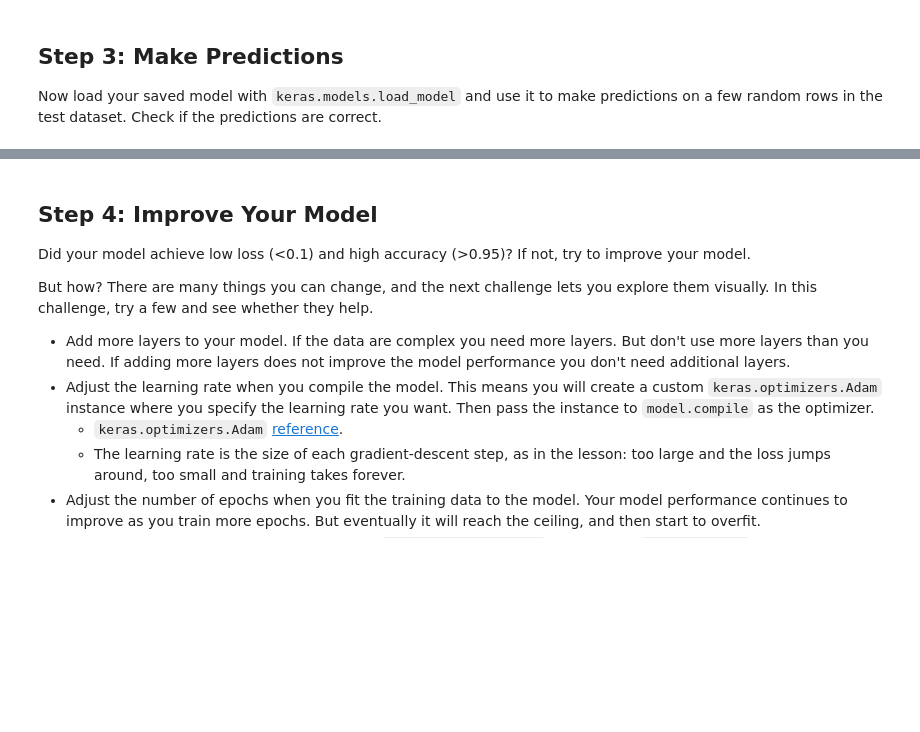
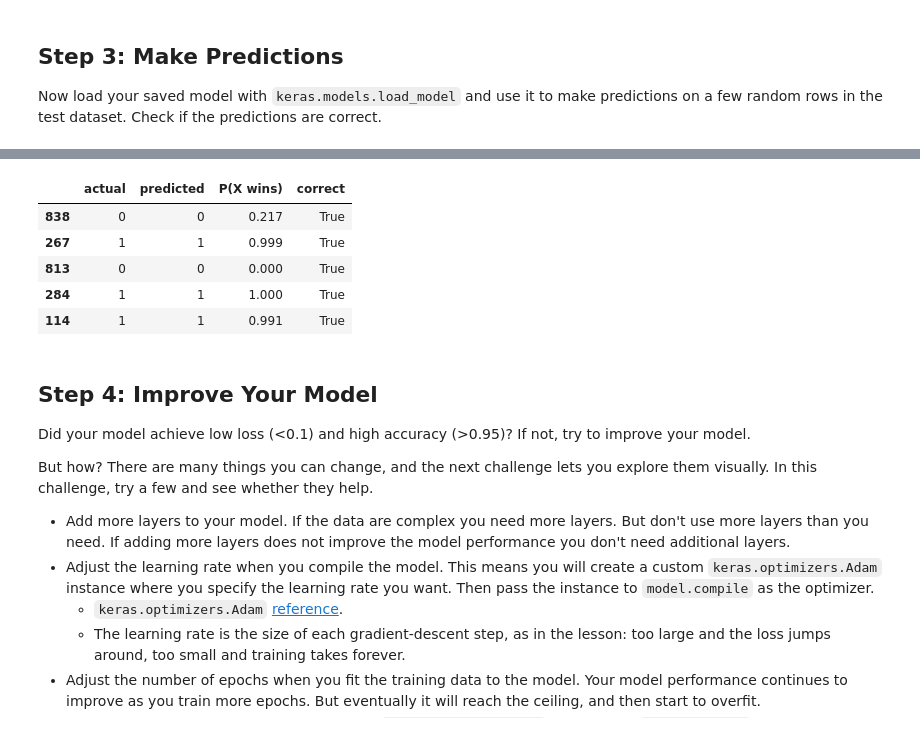
Before and after one commit to ironhack-labs/lab-neural-networks, a Jupyter notebook: your-code/challenge-1.ipynb, the cells around one changed output, grey strips where cells are left out. Drawn from its saved outputs; the diff is of its cells as text; code cells hidden in the pictures; blank space fills up the shorter version.

```diff
--- a/your-code/challenge-1.ipynb
+++ b/your-code/challenge-1.ipynb
@@ -38,0 +122,6 @@ To build the neural network, refer to the first section of today's lesson notebo
+# %%
+# your code here
+from sklearn.model_selection import train_test_split
+
+X_train, X_test, y_train, y_test = train_test_split(X, y, test_size=0.2, stratify=y, random_state=42)
+print(X_train.shape, X_test.shape)
@@ -43,2 +217,21 @@ Now load your saved model with `keras.models.load_model` and use it to make pred
 # %%
 # your code here
+loaded_model = keras.models.load_model('tic-tac-toe.keras')
+# %%
+rng = np.random.default_rng(7)
+idx = rng.choice(len(X_test), size=5, replace=False)
+
+sample_X = X_test.iloc[idx]
+sample_y = y_test.iloc[idx]
+# %%
+probs = loaded_model.predict(sample_X)
+preds = probs.argmax(axis=1)
+
+results = pd.DataFrame({
+    'actual': sample_y.values,
+    'predicted': preds,
+    'P(X wins)': probs[:, 1].round(3),
+}, index=sample_X.index)
+results['correct'] = results['actual'] == results['predicted']
+results
+# %% [output]
@@ -45,3 +239,9 @@ Now load your saved model with `keras.models.load_model` and use it to make pred
+|  | actual | predicted | P(X wins) | correct |
+| 838 | 0 | 0 | 0.217 | True |
+| 267 | 1 | 1 | 0.999 | True |
+| 813 | 0 | 0 | 0.000 | True |
+| 284 | 1 | 1 | 1.000 | True |
+| 114 | 1 | 1 | 0.991 | True |
 # %% [markdown]
 ## Step 4: Improve Your Model
 
```
Also changed, not shown: parts of 20 cells of this notebook, 1 other file.
